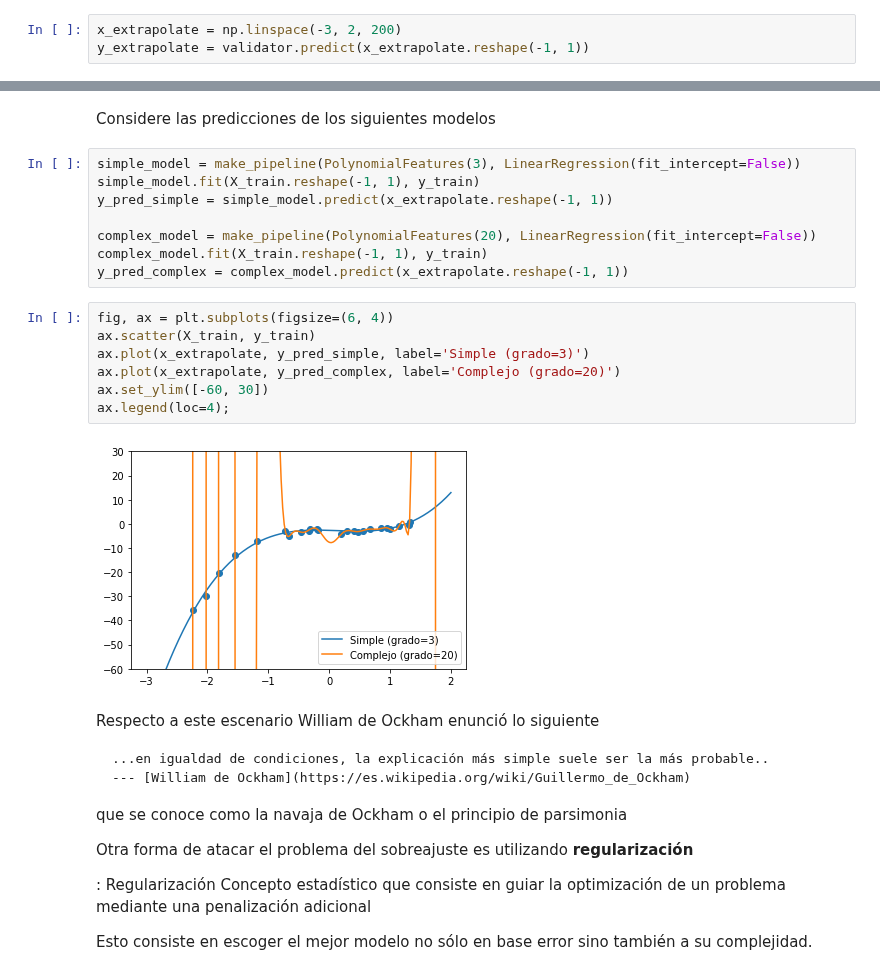
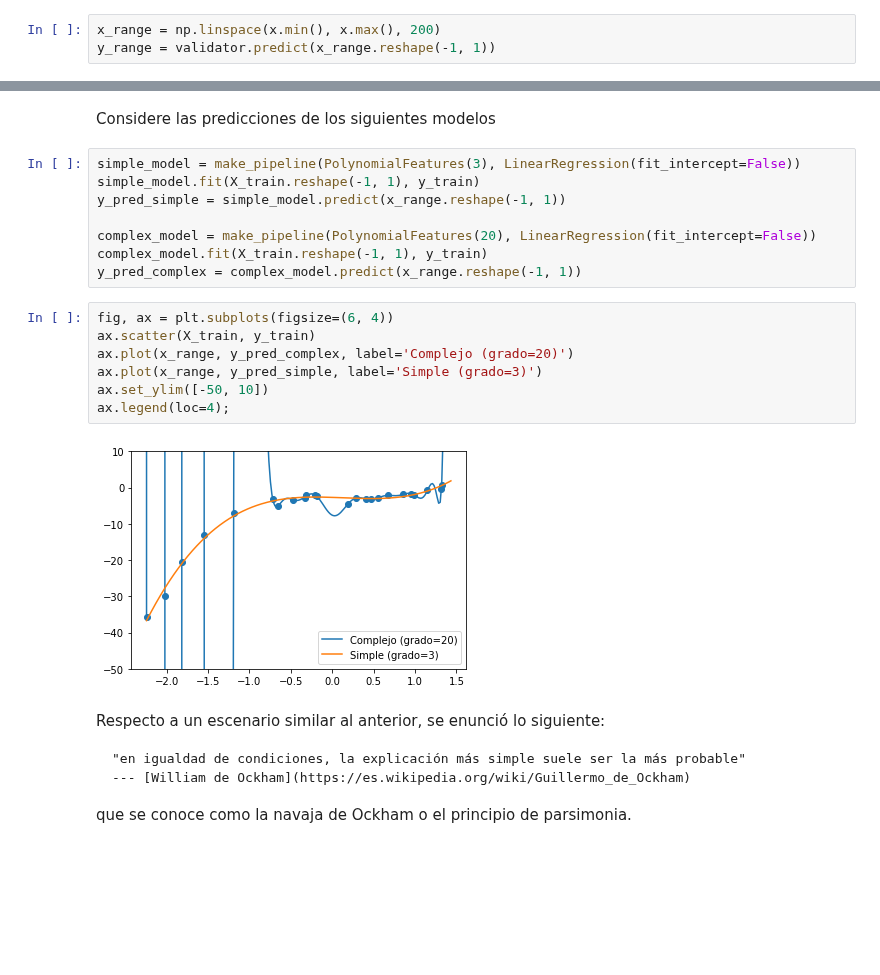
Before and after one commit to phuijse/MachineLearningBook, a Jupyter notebook: _sources/contents/supervised_learning/validation.ipynb, the cells around one changed output, grey strips where cells are left out. Drawn from its saved outputs; the diff is of its cells as text; blank space fills up the shorter version.

````diff
--- a/_sources/contents/supervised_learning/validation.ipynb
+++ b/_sources/contents/supervised_learning/validation.ipynb
@@ -243,8 +243,8 @@ validator.best_params_, validator.best_score_
 
 :::
 # %%
-x_extrapolate = np.linspace(-3, 2, 200)
-y_extrapolate = validator.predict(x_extrapolate.reshape(-1, 1))
+x_range = np.linspace(x.min(), x.max(), 200)
+y_range = validator.predict(x_range.reshape(-1, 1))
 # %%
 fig, ax = plt.subplots(figsize=(6, 4))
 ax.scatter(X_train, y_train)
@@ -258,35 +258,25 @@ Considere las predicciones de los siguientes modelos
 # %%
 simple_model = make_pipeline(PolynomialFeatures(3), LinearRegression(fit_intercept=False))
 simple_model.fit(X_train.reshape(-1, 1), y_train)
-y_pred_simple = simple_model.predict(x_extrapolate.reshape(-1, 1))
+y_pred_simple = simple_model.predict(x_range.reshape(-1, 1))
 
 complex_model = make_pipeline(PolynomialFeatures(20), LinearRegression(fit_intercept=False))
 complex_model.fit(X_train.reshape(-1, 1), y_train)
-y_pred_complex = complex_model.predict(x_extrapolate.reshape(-1, 1))
+y_pred_complex = complex_model.predict(x_range.reshape(-1, 1))
 # %%
 fig, ax = plt.subplots(figsize=(6, 4))
 ax.scatter(X_train, y_train)
-ax.plot(x_extrapolate, y_pred_simple, label='Simple (grado=3)')
-ax.plot(x_extrapolate, y_pred_complex, label='Complejo (grado=20)')
-ax.set_ylim([-60, 30])
+ax.plot(x_range, y_pred_complex, label='Complejo (grado=20)')
+ax.plot(x_range, y_pred_simple, label='Simple (grado=3)')
+ax.set_ylim([-50, 10])
 ax.legend(loc=4);
 # %% [output]
-[figure, old version]
+[figure, new version]
 # %% [markdown]
-Respecto a este escenario William de Ockham enunció lo siguiente
+Respecto a un escenario similar al anterior, se enunció lo siguiente:
 
 ```{epigraph}
-...en igualdad de condiciones, la explicación más simple suele ser la más probable..
+"en igualdad de condiciones, la explicación más simple suele ser la más probable"
 --- [William de Ockham](https://es.wikipedia.org/wiki/Guillermo_de_Ockham)
 ```
-
-que se conoce como la navaja de Ockham o el principio de parsimonia
-
-
-Otra forma de atacar el problema del sobreajuste es utilizando **regularización**
-
-: Regularización
-Concepto estadístico que consiste en guiar la optimización de un problema mediante una penalización adicional
-
-
-Esto consiste en escoger el mejor modelo no sólo en base error sino también a su complejidad.
+que se conoce como la navaja de Ockham o el principio de parsimonia.
````
Also changed, not shown: parts of 5 cells of this notebook, 10 other files.
